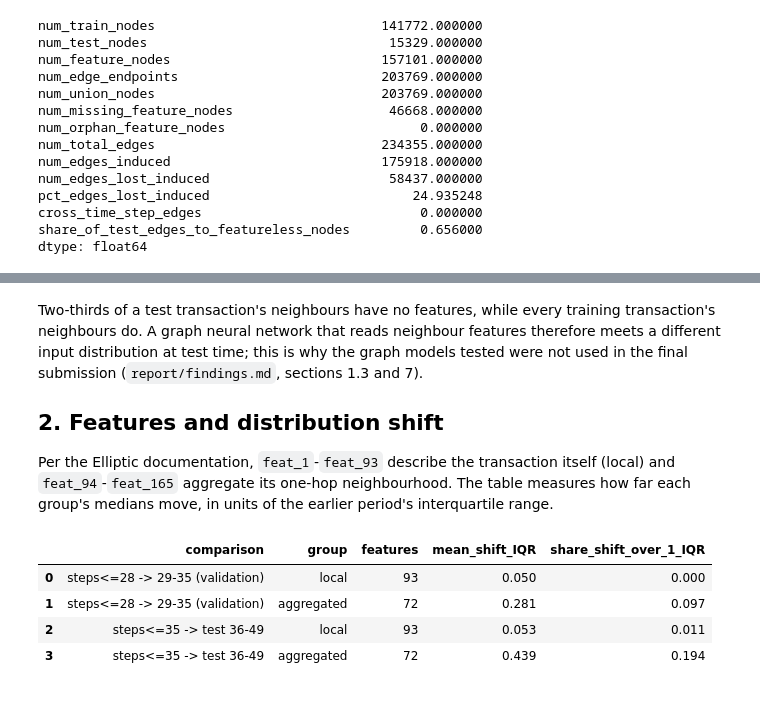
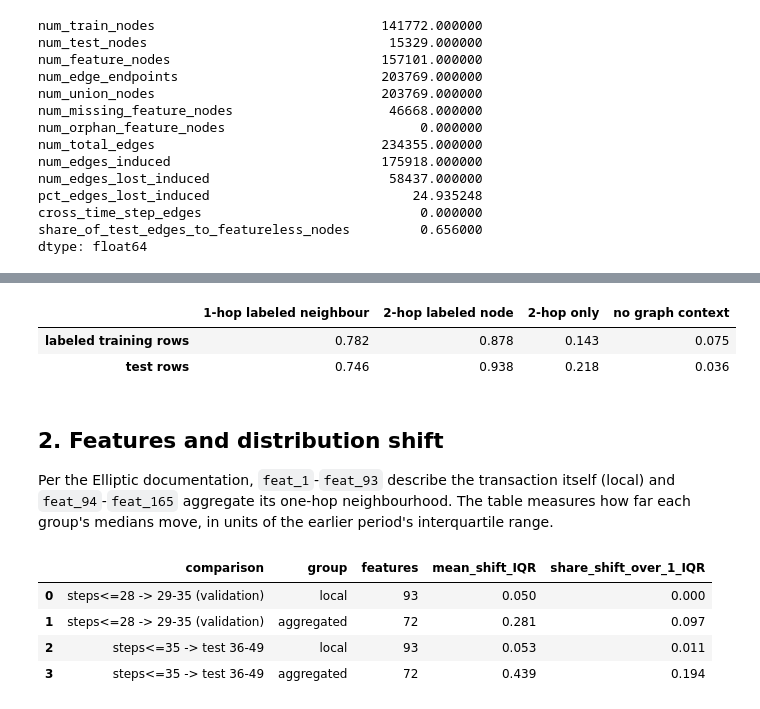
Before and after one commit to emmyyyli/BT4012-Kaggle-Competition, a Jupyter notebook: e1304439.ipynb, the cells around one changed output, grey strips where cells are left out. Cells and saved outputs as stored; diff of their text form; code cells hidden in the pictures.

```diff
--- a/e1304439.ipynb
+++ b/e1304439.ipynb
@@ -97,9 +111,22 @@ dtype: float64
+# %%
+graph = build_graph(edges)
+context_rows = pd.concat([labeled[["txId"]], test[["txId"]]], ignore_index=True)
+scored = set(context_rows["txId"])
+one_hop = graph[graph["u"].isin(scored) & graph["v"].isin(scored)].groupby("u").size()
+dummy = context_rows.assign(**{c: 0.0 for c in ["feat_3", "feat_5", "feat_53", "feat_59", "feat_61"]})
+two_hop = two_hop_features(graph, dummy, pd.Series(0.0, index=context_rows["txId"]))["hop2_labeled_walks"]
+coverage = {}
+for name, frame in [("labeled training rows", labeled), ("test rows", test)]:
+    has_one = one_hop.reindex(frame["txId"]).fillna(0).to_numpy() > 0
+    has_two = two_hop.reindex(frame["txId"]).fillna(0).to_numpy() > 0
+    coverage[name] = {"1-hop labeled neighbour": has_one.mean(), "2-hop labeled node": has_two.mean(),
+                      "2-hop only": (has_two & ~has_one).mean(), "no graph context": (~has_one & ~has_two).mean()}
+pd.DataFrame(coverage).T.round(3)
+# %% [output]
+|  | 1-hop labeled neighbour | 2-hop labeled node | 2-hop only | no graph context |
+| labeled training rows | 0.782 | 0.878 | 0.143 | 0.075 |
+| test rows | 0.746 | 0.938 | 0.218 | 0.036 |
 # %% [markdown]
-Two-thirds of a test transaction's neighbours have no features, while every training
-transaction's neighbours do. A graph neural network that reads neighbour features therefore
-meets a different input distribution at test time; this is why the graph models tested were
-not used in the final submission (`report/findings.md`, sections 1.3 and 7).
-
 ## 2. Features and distribution shift
 
 Per the Elliptic documentation, `feat_1`-`feat_93` describe the transaction itself (local) and
```
Also changed, not shown: parts of 12 cells of this notebook, 21 other files.
